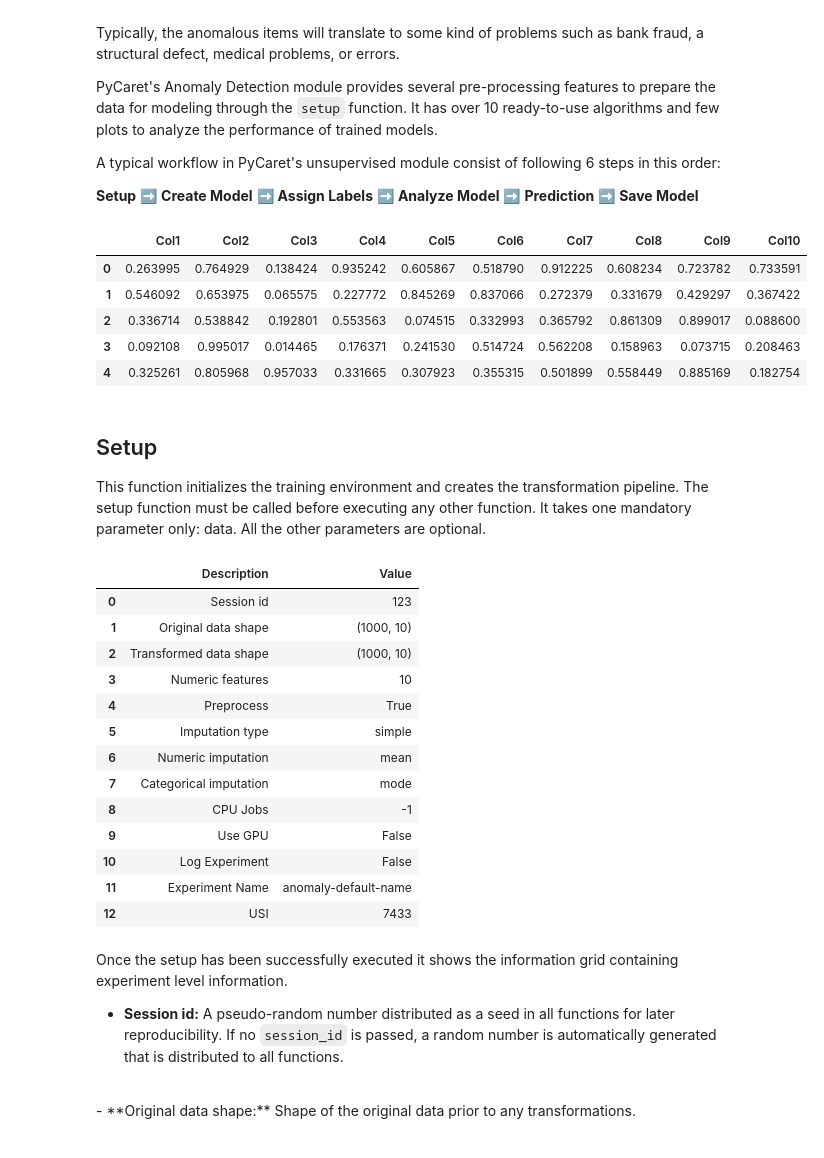
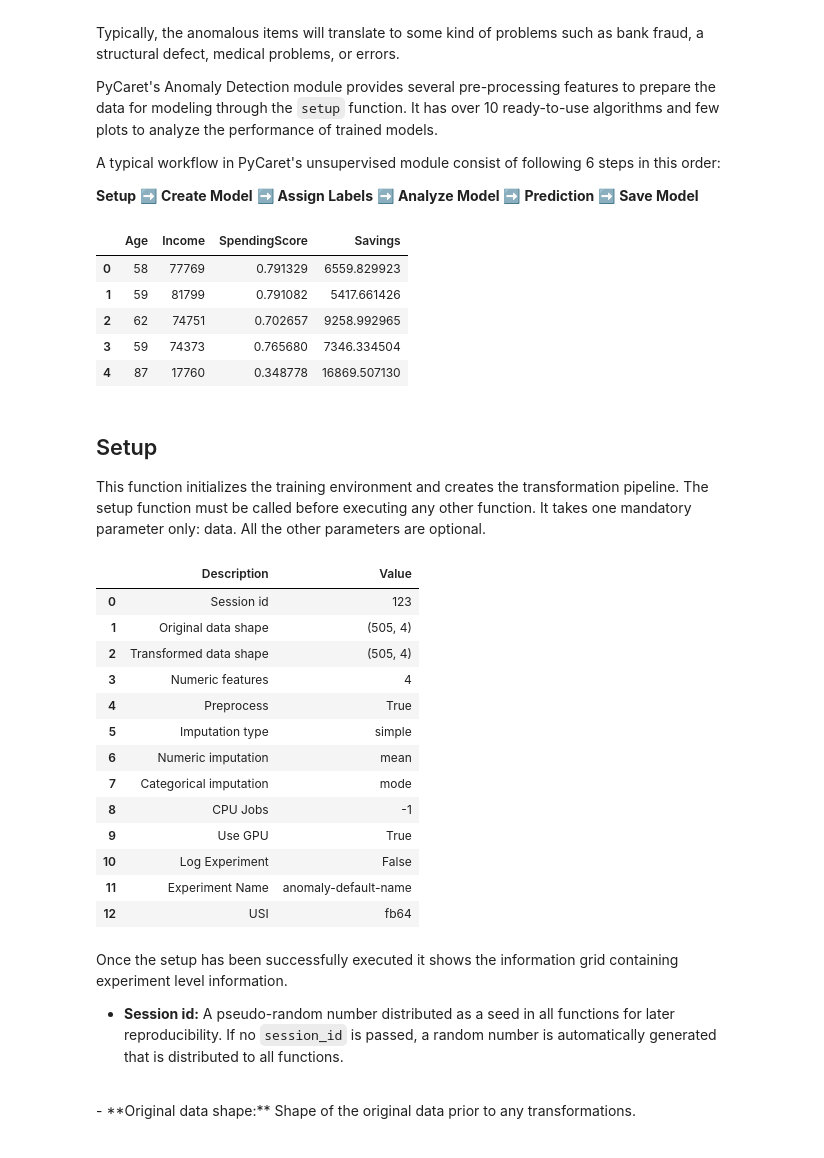
Before and after one commit to ashivashankars/CMPE255_Assignments, a Jupyter notebook: tutorials/Tutorial - Anomaly Detection.ipynb, the cells around one changed output. Cells and saved outputs as stored; diff of their text form; code cells hidden in the pictures.

```diff
--- a/tutorials/Tutorial - Anomaly Detection.ipynb
+++ b/tutorials/Tutorial - Anomaly Detection.ipynb
@@ -71,36 +145,36 @@ A typical workflow in PyCaret's unsupervised module consist of following 6 steps
 # %%
 # loading sample dataset from pycaret dataset module
 from pycaret.datasets import get_data
-data = get_data('anomaly')
+data = get_data('jewellery')
 # %% [output]
-|  | Col1 | Col2 | Col3 | Col4 | Col5 | Col6 | Col7 | Col8 | Col9 | Col10 |
-| 0 | 0.263995 | 0.764929 | 0.138424 | 0.935242 | 0.605867 | 0.518790 | 0.912225 | 0.608234 | 0.723782 | 0.733591 |
-| 1 | 0.546092 | 0.653975 | 0.065575 | 0.227772 | 0.845269 | 0.837066 | 0.272379 | 0.331679 | 0.429297 | 0.367422 |
-| 2 | 0.336714 | 0.538842 | 0.192801 | 0.553563 | 0.074515 | 0.332993 | 0.365792 | 0.861309 | 0.899017 | 0.088600 |
-| 3 | 0.092108 | 0.995017 | 0.014465 | 0.176371 | 0.241530 | 0.514724 | 0.562208 | 0.158963 | 0.073715 | 0.208463 |
-| 4 | 0.325261 | 0.805968 | 0.957033 | 0.331665 | 0.307923 | 0.355315 | 0.501899 | 0.558449 | 0.885169 | 0.182754 |
+|  | Age | Income | SpendingScore | Savings |
+| 0 | 58 | 77769 | 0.791329 | 6559.829923 |
+| 1 | 59 | 81799 | 0.791082 | 5417.661426 |
+| 2 | 62 | 74751 | 0.702657 | 9258.992965 |
+| 3 | 59 | 74373 | 0.765680 | 7346.334504 |
+| 4 | 87 | 17760 | 0.348778 | 16869.507130 |
 # %% [markdown]
 ## Setup
 This function initializes the training environment and creates the transformation pipeline. The setup function must be called before executing any other function. It takes one mandatory parameter only: data. All the other parameters are optional.
 # %%
 # import pycaret anomaly and init setup
 from pycaret.anomaly import *
-s = setup(data, session_id = 123)
+s = setup(data, session_id = 123, use_gpu = True)
 # %% [output]
 |  | Description | Value |
 | 0 | Session id | 123 |
-| 1 | Original data shape | (1000, 10) |
-| 2 | Transformed data shape | (1000, 10) |
-| 3 | Numeric features | 10 |
+| 1 | Original data shape | (505, 4) |
+| 2 | Transformed data shape | (505, 4) |
+| 3 | Numeric features | 4 |
 | 4 | Preprocess | True |
 | 5 | Imputation type | simple |
 | 6 | Numeric imputation | mean |
 | 7 | Categorical imputation | mode |
 | 8 | CPU Jobs | -1 |
-| 9 | Use GPU | False |
+| 9 | Use GPU | True |
 | 10 | Log Experiment | False |
 | 11 | Experiment Name | anomaly-default-name |
-| 12 | USI | 7433 |
+| 12 | USI | fb64 |
 # %% [markdown]
 Once the setup has been successfully executed it shows the information grid containing experiment level information.
 
```
Also changed, not shown: parts of 27 cells of this notebook.
